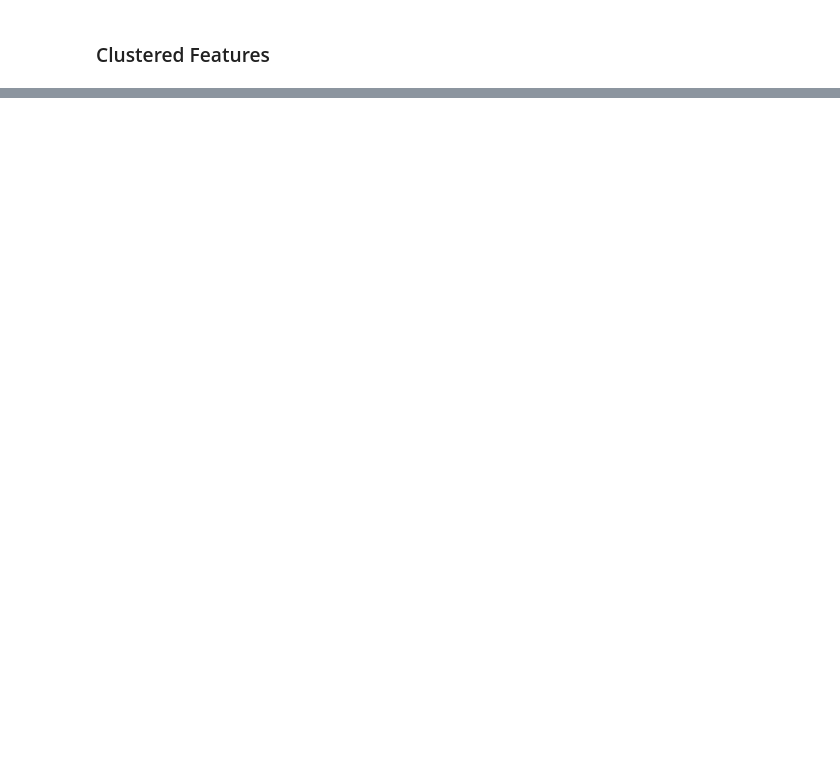
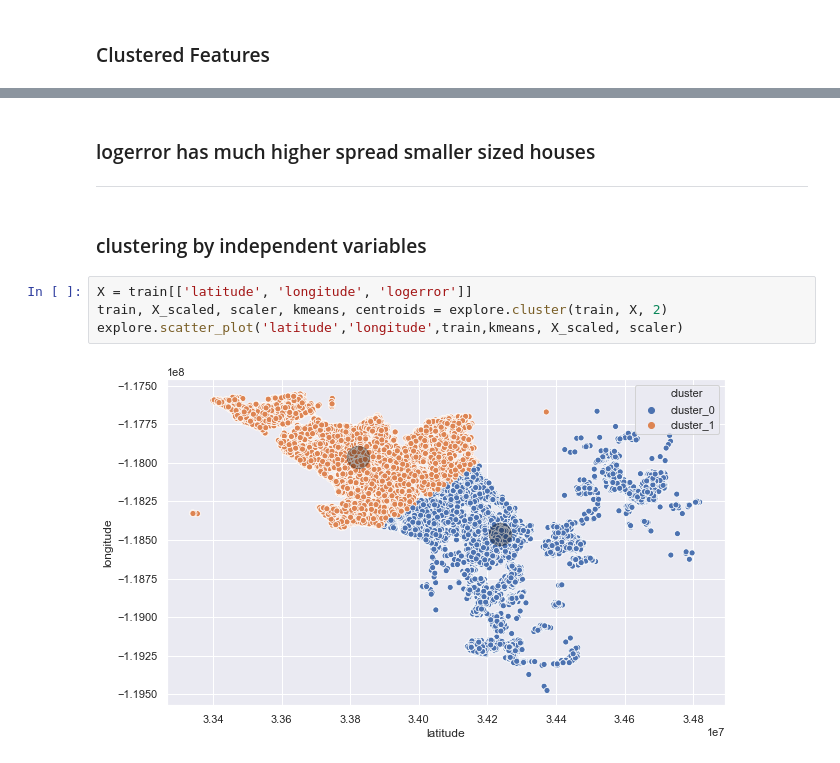
Before and after one commit to clustering-zillow/clustering-zillow, a Jupyter notebook: Walkthrough_1.ipynb, the cells around one changed output, grey strips where cells are left out. Drawn from its saved outputs; the diff is of its cells as text; blank space fills up the shorter version.

```diff
--- a/Walkthrough_1.ipynb
+++ b/Walkthrough_1.ipynb
@@ -274,0 +303,11 @@ sns.scatterplot(x='longitude', y='latitude', hue=zillow.cluster_lot, data=zillow
+# %% [markdown]
+###  logerror has much higher spread smaller sized houses
+***
+# %% [markdown]
+### clustering by independent variables
+# %%
+X = train[['latitude', 'longitude', 'logerror']]
+train, X_scaled, scaler, kmeans, centroids = explore.cluster(train, X, 2)
+explore.scatter_plot('latitude','longitude',train,kmeans, X_scaled, scaler)
+# %% [output]
+[figure, added]
```
Also changed, not shown: parts of 37 cells of this notebook.
